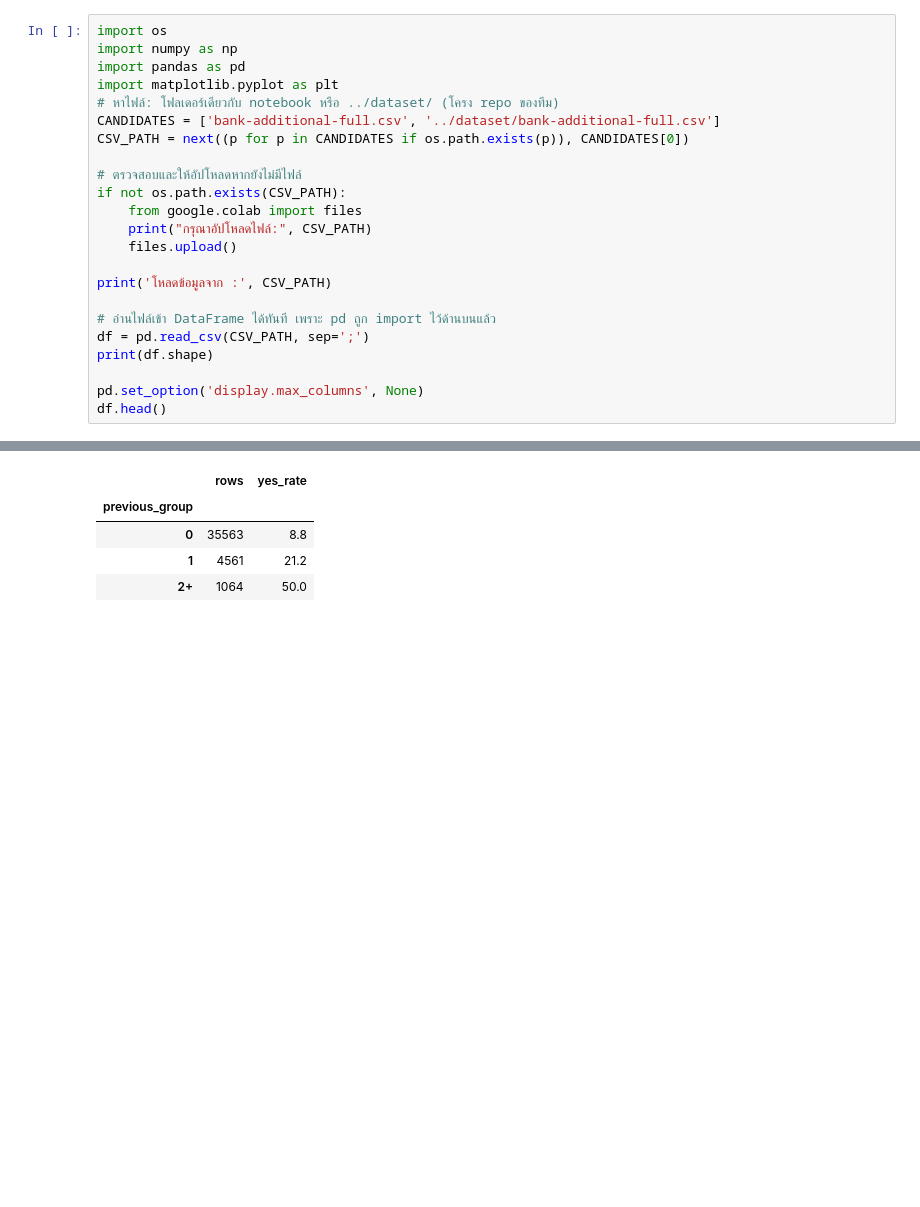
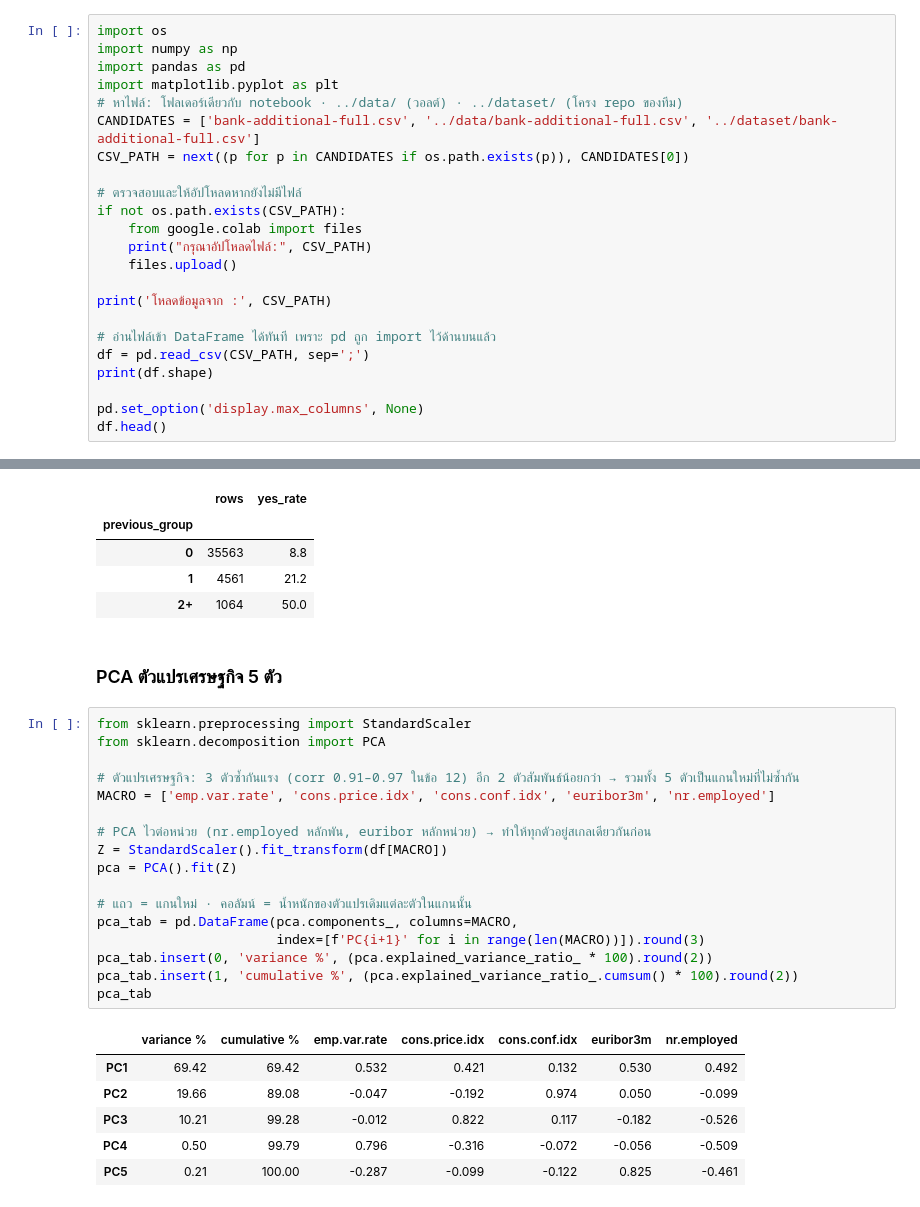
Before and after one commit to purePutthipong/FRA503-ML-Bank-Marketing, a Jupyter notebook: src/project_6732.ipynb, the cells around one changed output, grey strips where cells are left out. Cells and saved outputs as stored; diff of their text form; blank space fills up the shorter version.

```diff
--- a/src/project_6732.ipynb
+++ b/src/project_6732.ipynb
@@ -5,8 +5,8 @@ import os
 import numpy as np
 import pandas as pd
 import matplotlib.pyplot as plt
-# หาไฟล์: โฟลเดอร์เดียวกับ notebook หรือ ../dataset/ (โครง repo ของทีม)
-CANDIDATES = ['bank-additional-full.csv', '../dataset/bank-additional-full.csv']
+# หาไฟล์: โฟลเดอร์เดียวกับ notebook · ../data/ (วอลต์) · ../dataset/ (โครง repo ของทีม)
+CANDIDATES = ['bank-additional-full.csv', '../data/bank-additional-full.csv', '../dataset/bank-additional-full.csv']
 CSV_PATH = next((p for p in CANDIDATES if os.path.exists(p)), CANDIDATES[0])
 
 # ตรวจสอบและให้อัปโหลดหากยังไม่มีไฟล์
@@ -530,3 +580,29 @@ for c in ['age_group', 'previous_group']:
 | 0 | 35563 | 8.8 |
 | 1 | 4561 | 21.2 |
 | 2+ | 1064 | 50.0 |
+# %% [markdown]
+### PCA ตัวแปรเศรษฐกิจ 5 ตัว
+# %%
+from sklearn.preprocessing import StandardScaler
+from sklearn.decomposition import PCA
+
+# ตัวแปรเศรษฐกิจ: 3 ตัวซ้ำกันแรง (corr 0.91–0.97 ในข้อ 12) อีก 2 ตัวสัมพันธ์น้อยกว่า → รวมทั้ง 5 ตัวเป็นแกนใหม่ที่ไม่ซ้ำกัน
+MACRO = ['emp.var.rate', 'cons.price.idx', 'cons.conf.idx', 'euribor3m', 'nr.employed']
+
+# PCA ไวต่อหน่วย (nr.employed หลักพัน, euribor หลักหน่วย) → ทำให้ทุกตัวอยู่สเกลเดียวกันก่อน
+Z = StandardScaler().fit_transform(df[MACRO])
+pca = PCA().fit(Z)
+
+# แถว = แกนใหม่ · คอลัมน์ = น้ำหนักของตัวแปรเดิมแต่ละตัวในแกนนั้น
+pca_tab = pd.DataFrame(pca.components_, columns=MACRO,
+                       index=[f'PC{i+1}' for i in range(len(MACRO))]).round(3)
+pca_tab.insert(0, 'variance %', (pca.explained_variance_ratio_ * 100).round(2))
+pca_tab.insert(1, 'cumulative %', (pca.explained_variance_ratio_.cumsum() * 100).round(2))
+pca_tab
+# %% [output]
+|  | variance % | cumulative % | emp.var.rate | cons.price.idx | cons.conf.idx | euribor3m | nr.employed |
+| PC1 | 69.42 | 69.42 | 0.532 | 0.421 | 0.132 | 0.530 | 0.492 |
+| PC2 | 19.66 | 89.08 | -0.047 | -0.192 | 0.974 | 0.050 | -0.099 |
+| PC3 | 10.21 | 99.28 | -0.012 | 0.822 | 0.117 | -0.182 | -0.526 |
+| PC4 | 0.50 | 99.79 | 0.796 | -0.316 | -0.072 | -0.056 | -0.509 |
+| PC5 | 0.21 | 100.00 | -0.287 | -0.099 | -0.122 | 0.825 | -0.461 |
```
Also changed, not shown: parts of 25 cells of this notebook.
